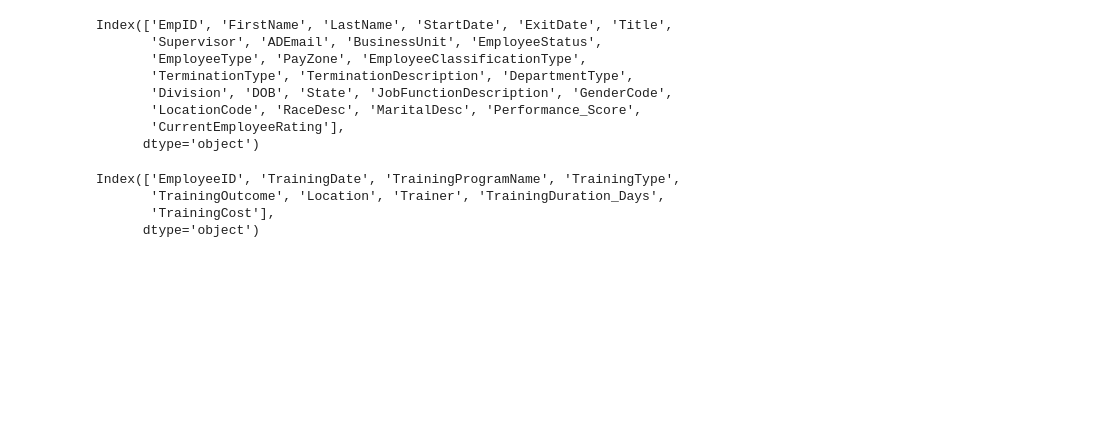
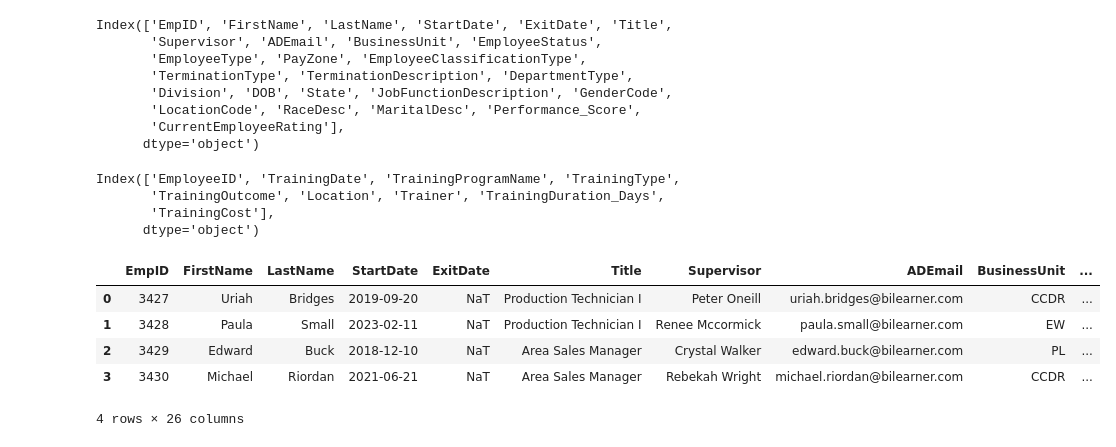
Before and after one commit to ankitlovanshi1/data_engineer, a Jupyter notebook: sql/employee_info.ipynb, the cells around one changed output. Cells and saved outputs as stored; diff of their text form; code cells hidden in the pictures; blank space fills up the shorter version.

```diff
--- a/sql/employee_info.ipynb
+++ b/sql/employee_info.ipynb
@@ -569,7 +569,11 @@ Index(['EmployeeID', 'TrainingDate', 'TrainingProgramName', 'TrainingType',
        'TrainingCost'],
       dtype='object')
 # %%
-# CTE for Employees with No Recent Training:
-
-# Question: Create a CTE to find employees who have not attended any training in the last year.
-# Select the EmpID, FirstName, and LastName of these employees from the CTE.
+employee_data.head(4)
+# %% [output]
+|  | EmpID | FirstName | LastName | StartDate | ExitDate | Title | Supervisor | ADEmail | BusinessUnit | ... |
+| 0 | 3427 | Uriah | Bridges | 2019-09-20 | NaT | Production Technician I | Peter Oneill | uriah.bridges@bilearner.com | CCDR | ... |
+| 1 | 3428 | Paula | Small | 2023-02-11 | NaT | Production Technician I | Renee Mccormick | paula.small@bilearner.com | EW | ... |
+| 2 | 3429 | Edward | Buck | 2018-12-10 | NaT | Area Sales Manager | Crystal Walker | edward.buck@bilearner.com | PL | ... |
+| 3 | 3430 | Michael | Riordan | 2021-06-21 | NaT | Area Sales Manager | Rebekah Wright | michael.riordan@bilearner.com | CCDR | ... |
+4 rows × 26 columns
```
Also changed, not shown: parts of 4 cells of this notebook.
